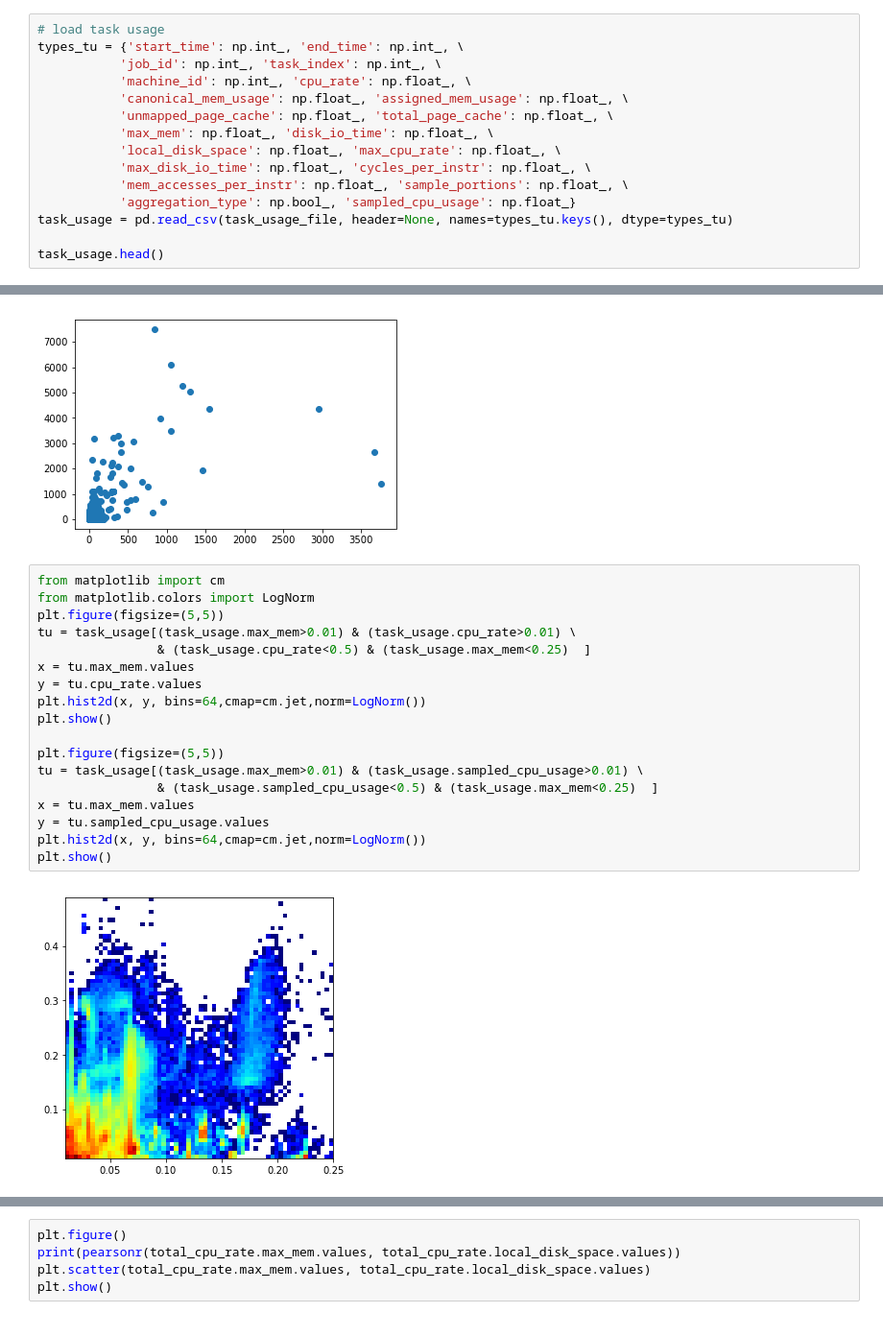
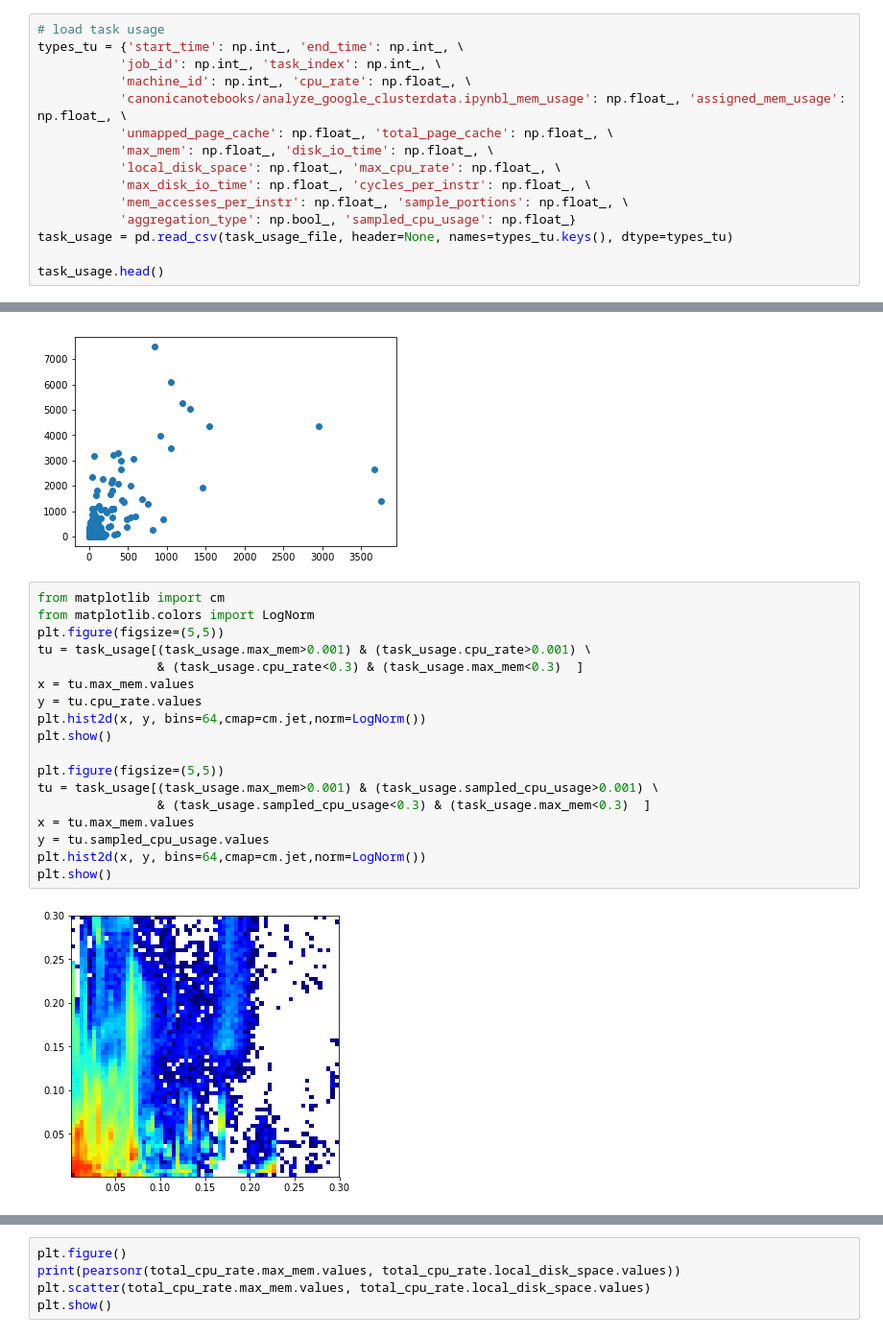
Before and after one commit to dianagudu/inputgen, a Jupyter notebook: analyze_google_clusterdata.ipynb, the cells around one changed output, grey strips where cells are left out. Shown at 96% size. Cells and saved outputs as stored; diff of their text form.

```diff
--- a/analyze_google_clusterdata.ipynb
+++ b/analyze_google_clusterdata.ipynb
@@ -86,7 +86,7 @@ task_constraints.head()
 types_tu = {'start_time': np.int_, 'end_time': np.int_, \
            'job_id': np.int_, 'task_index': np.int_, \
            'machine_id': np.int_, 'cpu_rate': np.float_, \
-           'canonical_mem_usage': np.float_, 'assigned_mem_usage': np.float_, \
+           'canonicanotebooks/analyze_google_clusterdata.ipynbl_mem_usage': np.float_, 'assigned_mem_usage': np.float_, \
            'unmapped_page_cache': np.float_, 'total_page_cache': np.float_, \
            'max_mem': np.float_, 'disk_io_time': np.float_, \
            'local_disk_space': np.float_, 'max_cpu_rate': np.float_, \
@@ -417,20 +555,20 @@ plt.show()
 # %%
 from matplotlib import cm
 from matplotlib.colors import LogNorm
 plt.figure(figsize=(5,5))
-tu = task_usage[(task_usage.max_mem>0.01) & (task_usage.cpu_rate>0.01) \
-                & (task_usage.cpu_rate<0.5) & (task_usage.max_mem<0.25)  ]
+tu = task_usage[(task_usage.max_mem>0.001) & (task_usage.cpu_rate>0.001) \
+                & (task_usage.cpu_rate<0.3) & (task_usage.max_mem<0.3)  ]
 x = tu.max_mem.values
 y = tu.cpu_rate.values
 plt.hist2d(x, y, bins=64,cmap=cm.jet,norm=LogNorm())
 plt.show()
 
 plt.figure(figsize=(5,5))
-tu = task_usage[(task_usage.max_mem>0.01) & (task_usage.sampled_cpu_usage>0.01) \
-                & (task_usage.sampled_cpu_usage<0.5) & (task_usage.max_mem<0.25)  ]
+tu = task_usage[(task_usage.max_mem>0.001) & (task_usage.sampled_cpu_usage>0.001) \
+                & (task_usage.sampled_cpu_usage<0.3) & (task_usage.max_mem<0.3)  ]
 x = tu.max_mem.values
 y = tu.sampled_cpu_usage.values
 plt.hist2d(x, y, bins=64,cmap=cm.jet,norm=LogNorm())
 plt.show()
 # %% [output]
-[figure, old version]
+[figure, new version]
```
Also changed, not shown: parts of 7 cells of this notebook, 1 other file.
